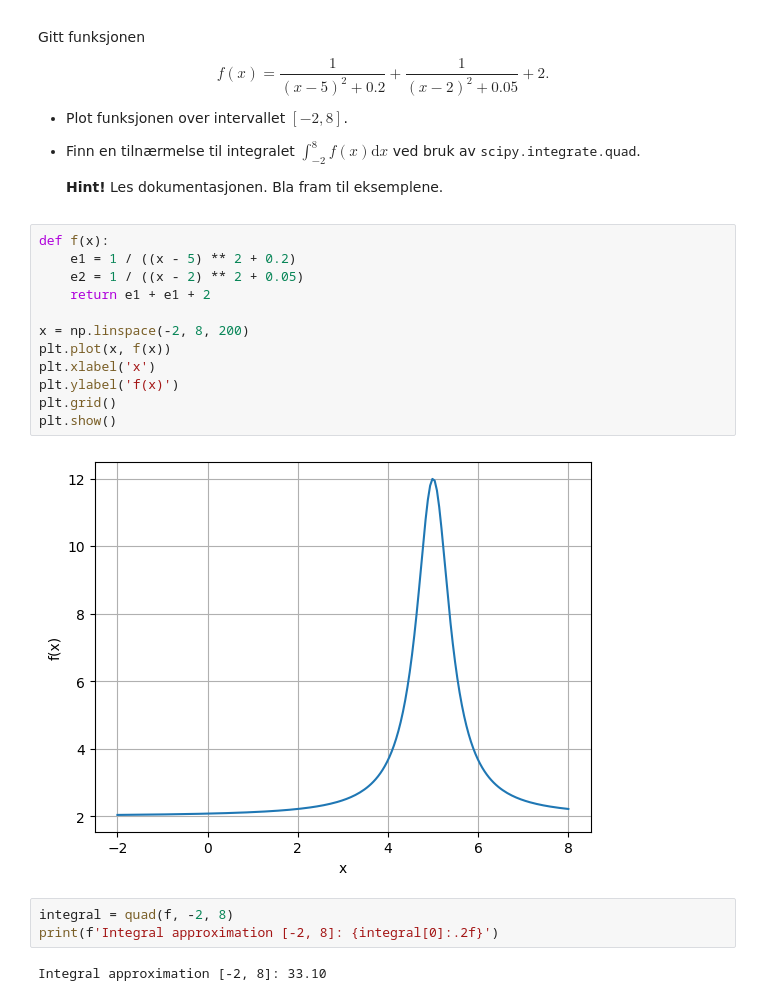
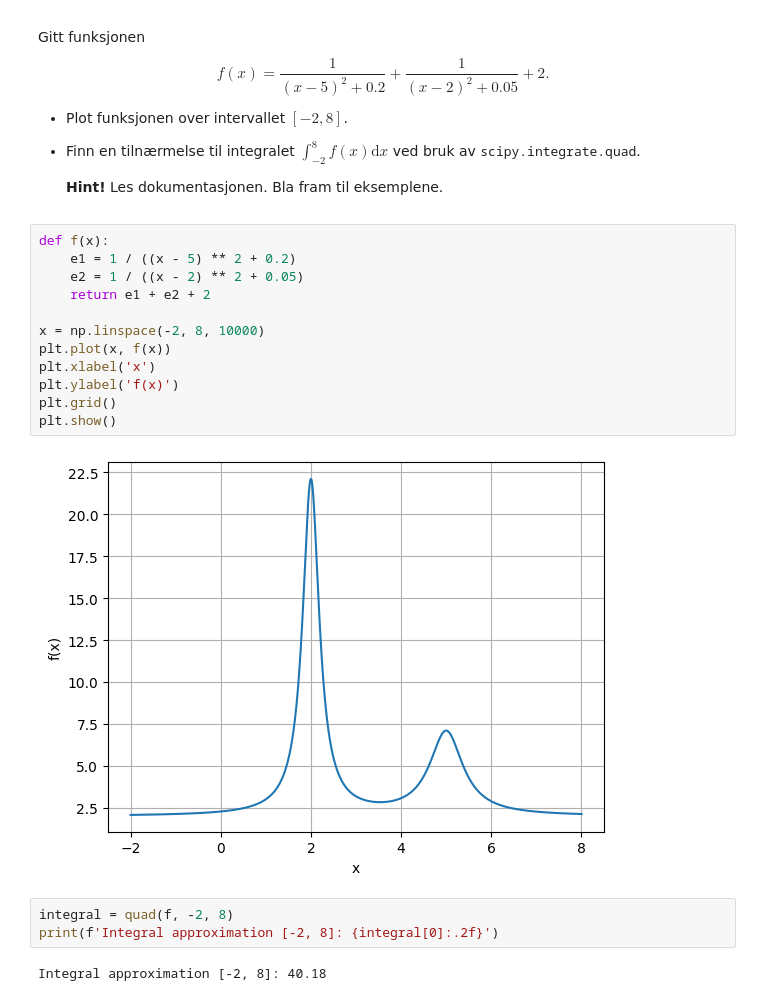
Before and after one commit to willidu/TMA4320, a Jupyter notebook: oving1.ipynb, the cells around one changed output. Drawn from its saved outputs; the diff is of its cells as text.

```diff
--- a/oving1.ipynb
+++ b/oving1.ipynb
@@ -186,19 +186,19 @@ f(x) = \frac{1}{(x-5)^2+0.2} + \frac{1}{(x-2)^2+0.05} + 2.
 # %%
 def f(x):
     e1 = 1 / ((x - 5) ** 2 + 0.2)
     e2 = 1 / ((x - 2) ** 2 + 0.05)
-    return e1 + e1 + 2
+    return e1 + e2 + 2
 
-x = np.linspace(-2, 8, 200)
+x = np.linspace(-2, 8, 10000)
 plt.plot(x, f(x))
 plt.xlabel('x')
 plt.ylabel('f(x)')
 plt.grid()
 plt.show()
 # %% [output]
-[figure, old version]
+[figure, new version]
 # %%
 integral = quad(f, -2, 8)
 print(f'Integral approximation [-2, 8]: {integral[0]:.2f}')
 # %% [output]
-Integral approximation [-2, 8]: 33.10
+Integral approximation [-2, 8]: 40.18
```
Also changed, not shown: 1 other file.
